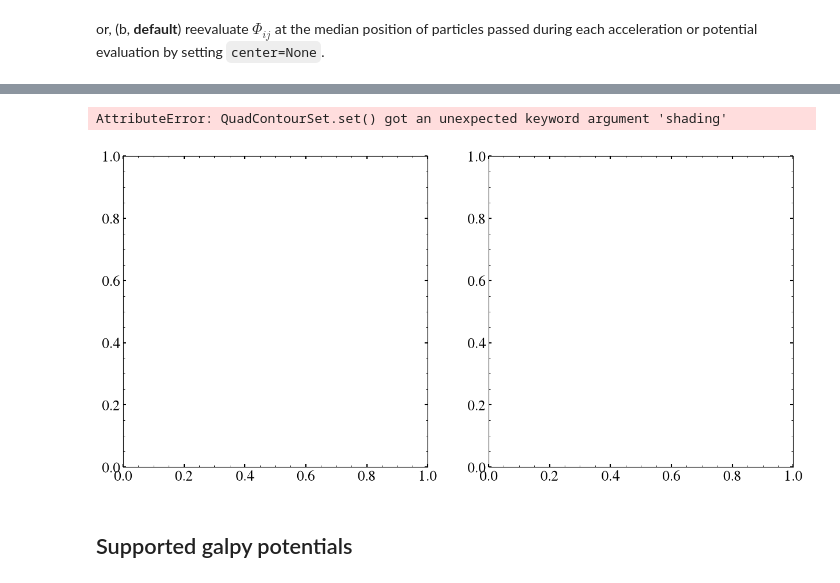
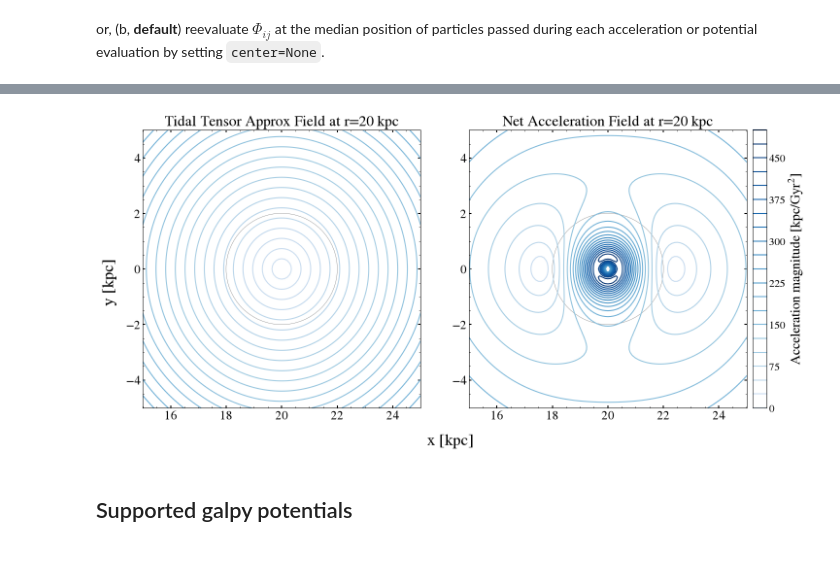
Before and after one commit to sgpfaff/ezfalcon, a Jupyter notebook: docs/user_guide/external_conservative_forces.ipynb, the cells around one changed output, grey strips where cells are left out. Saved outputs shown, nothing was run; the diff lists cells and outputs as text; code cells hidden in the pictures.

Commit message:
Rerun broken cells of external conservative force page.

```diff
--- a/docs/user_guide/external_conservative_forces.ipynb
+++ b/docs/user_guide/external_conservative_forces.ipynb
@@ -261,7 +261,7 @@ sat_pot_galpy = MovingObjectPotential(o, pot=pp) # Plummer centered at (20,0,0)
 sat_pot_galpy.turn_physical_on()
 
 from tambora.dynamics import ExternalGalpyPotential
-ex_nfw_field_20kpc = LinearTideGalpyForce(pot, [20, 0, 0])
+ex_nfw_field_20kpc = TidalTensorGalpyForce(pot, [20, 0, 0])
 sat_pot_force_20kpc = ExternalGalpyPotential(sat_pot_galpy)
 nx, ny = 21, 21
 buffer = 2 * rtide.value
@@ -429,42 +429,41 @@ panels = [
 ]
 caxes = []
 for axi, U, V, mag, title in panels:
-    pcm = axi.contour(X_20kpc, Y_20kpc, mag, shading='auto', cmap=cmap,
+    pcm = axi.contour(X_20kpc, Y_20kpc, mag, cmap=cmap,
                          vmin=vmin, vmax=vmax, levels=20)
     with np.errstate(invalid='ignore', divide='ignore'):
         U_hat, V_hat = U / mag, V / mag
     # axi.quiver(
     #     X_20kpc, Y_20kpc, U_hat, V_hat,
     #     angles='xy',
     #     scale_units='xy',
     #     scale=1.0 / arrow_len,
     #     width=0.004,
     #     alpha=0.8,
     #     color='white',
     #     pivot='mid',
     # )
     axi.add_patch(Circle((20, 0), float(rtide.value),
                          edgecolor='black', facecolor='none', linewidth=0.5, alpha=0.5))
     axi.set_aspect('equal')
     axi.set_title(title, fontsize=22)
     # append a colorbar slot to each panel so both stay the same size; the
     # appended axes matches the (square) panel height exactly.
     divider = make_axes_locatable(axi)
     caxes.append(divider.append_axes("right", size="5%", pad=0.12))
 
 caxes[0].axis('off')  # hide the left slot; only draw the shared colorbar on the right
 cb = fig.colorbar(pcm, cax=caxes[1])
 cb.set_label('Acceleration magnitude [kpc/Gyr$^2$]', fontsize=20)
 cb.ax.tick_params(labelsize=16)
 
 fig.supxlabel("x [kpc]", fontsize=24)
 fig.supylabel("y [kpc]", fontsize=24)
 
 plt.tight_layout()
 plt.show()
 # %% [output]
-AttributeError: QuadContourSet.set() got an unexpected keyword argument 'shading'
-[figure, old version]
+[figure, new version]
 # %% [markdown]
 ## Supported galpy potentials
 # %% [markdown]
```
Also changed, not shown: parts of 1 cell of this notebook, 1 other file.
